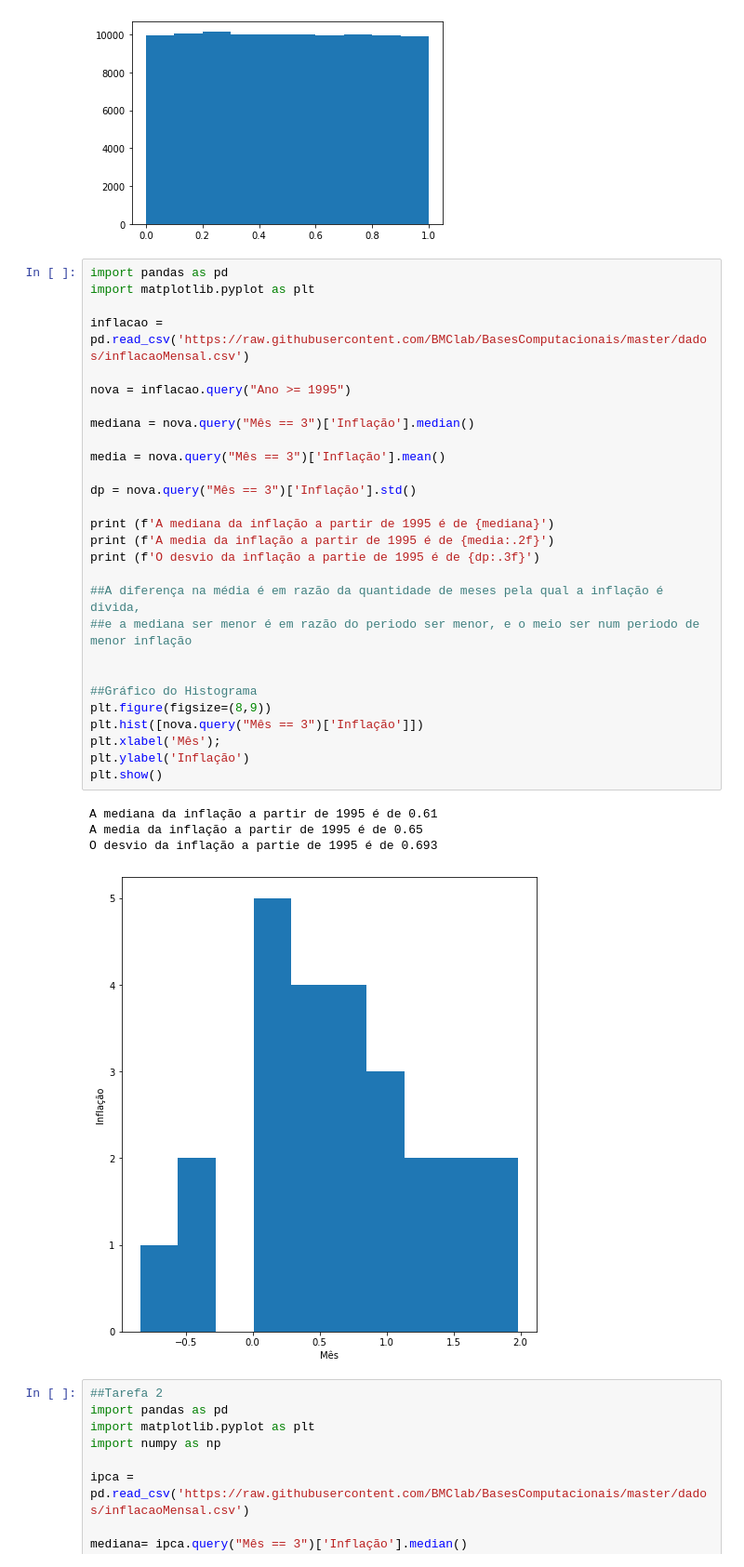
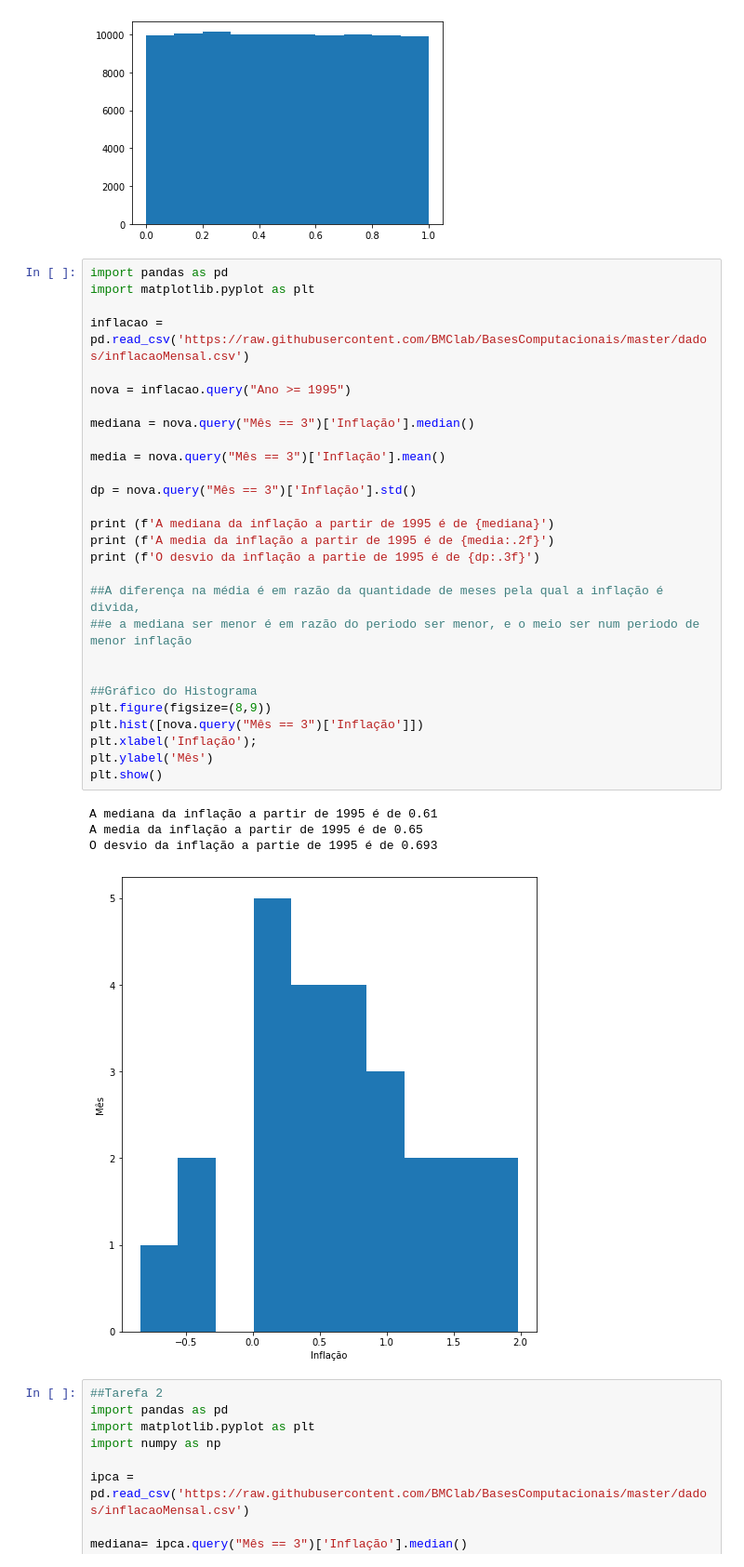
Before and after one commit to guihugo/BCC21GuilhermeHugo, a Jupyter notebook: Tarefa14Guilherme_Hugoipynb.ipynb, the cells around one changed output. Shown at 93% size. Cells and saved outputs as stored; diff of their text form.

```diff
--- a/Tarefa14Guilherme_Hugoipynb.ipynb
+++ b/Tarefa14Guilherme_Hugoipynb.ipynb
@@ -22,36 +22,36 @@ for N in B:
 # %%
 import pandas as pd
 import matplotlib.pyplot as plt
 
 inflacao = pd.read_csv('https://raw.githubusercontent.com/BMClab/BasesComputacionais/master/dados/inflacaoMensal.csv')
 
 nova = inflacao.query("Ano >= 1995")
 
 mediana = nova.query("Mês == 3")['Inflação'].median()
 
 media = nova.query("Mês == 3")['Inflação'].mean()
 
 dp = nova.query("Mês == 3")['Inflação'].std()
 
 print (f'A mediana da inflação a partir de 1995 é de {mediana}')
 print (f'A media da inflação a partir de 1995 é de {media:.2f}')
 print (f'O desvio da inflação a partie de 1995 é de {dp:.3f}')
 
 ##A diferença na média é em razão da quantidade de meses pela qual a inflação é divida,
 ##e a mediana ser menor é em razão do periodo ser menor, e o meio ser num periodo de menor inflação
 
 
 ##Gráfico do Histograma
 plt.figure(figsize=(8,9))
 plt.hist([nova.query("Mês == 3")['Inflação']])
-plt.xlabel('Mês');
-plt.ylabel('Inflação')
+plt.xlabel('Inflação');
+plt.ylabel('Mês')
 plt.show()
 # %% [output]
 A mediana da inflação a partir de 1995 é de 0.61
 A media da inflação a partir de 1995 é de 0.65
 O desvio da inflação a partie de 1995 é de 0.693
-[figure, old version]
+[figure, new version]
 # %%
 ##Tarefa 2
 import pandas as pd
```
